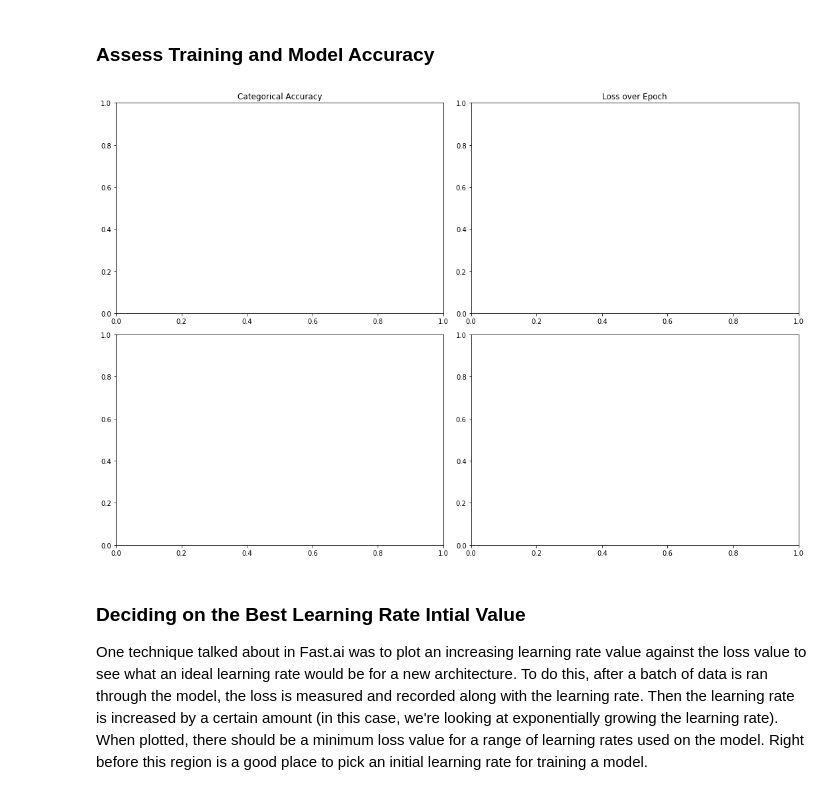
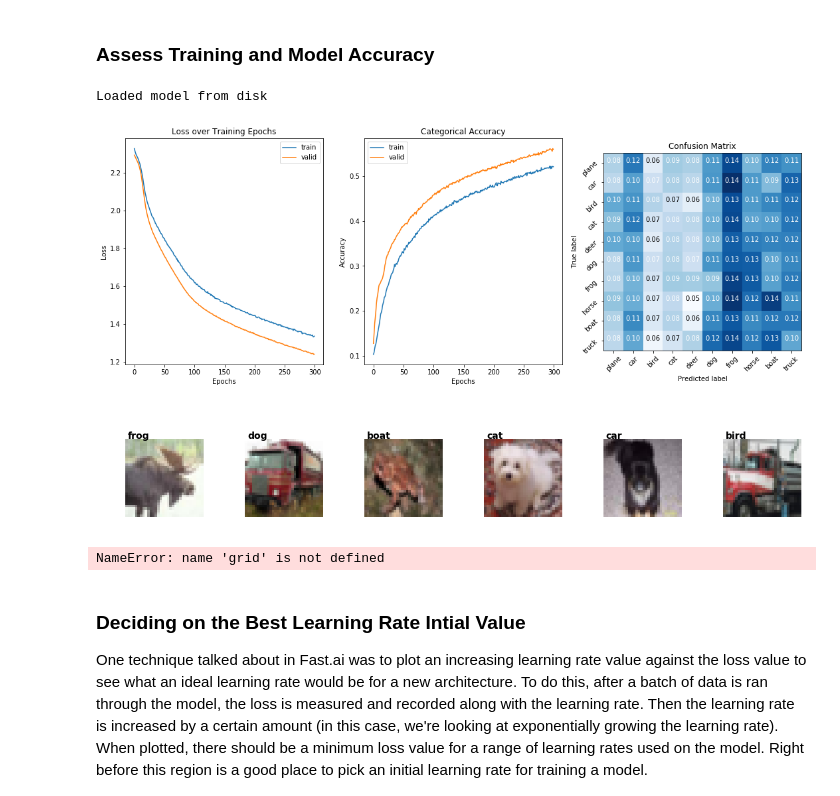
Before and after one commit to JoshZastrow/CIFAR10, a Jupyter notebook: Image Recognition.ipynb, the cells around one changed output. Drawn from its saved outputs; the diff is of its cells as text; code cells hidden in the pictures.

Commit message:
trained model

```diff
--- a/Image Recognition.ipynb
+++ b/Image Recognition.ipynb
@@ -216,7 +216,8 @@ import pickle
 base_model = model
 
 # Iterations
-num_epochs = 500
+num_train = x_train.shape[0]
+num_epochs = 300
 batch_size = 500
 iters_per_epoch = num_train // batch_size
 cycle_step_size = iters_per_epoch * num_epochs  # recommended setting per ArXiv paper
@@ -234,7 +235,7 @@ test_datagen = data.flow(x_test, batch_size=batch_size)
 hist = base_model.fit_generator(train_datagen,
                                 epochs=num_epochs,
                                 validation_data=valid_datagen,
-                                shuffle=true)
+                                shuffle=True)
 
 y_pred = base_model.predict_generator(test_datagen)
 # %% [output]
@@ -254,6 +271,8 @@ with open("base_model.json", "w") as json_file:
 model.save_weights("base_model.h5")
 print("Saved model to disk")
 
+model.save('base_model_all.h5')
+
 # pickle the history
 with open('base_model_history.pickle', 'wb') as handle:
-    pickle.dump(hist, handle, protocol=pickle.HIGHEST_PROTOCOL)
+    pickle.dump(hist.history, handle, protocol=pickle.HIGHEST_PROTOCOL)
@@ -263,6 +284,7 @@ As you can see in the plot to the right, it is not too clear on where the valley
 ### Assess Training and Model Accuracy
 # %%
 import pickle
+from keras.models import model_from_json
 
 # Load Model
 json_file = open('base_model.json', 'r')
@@ -271,15 +293,19 @@ json_file.close()
 base_model = model_from_json(loaded_model_json)
 
 # load weights into new model
-base_model.load_weights("model.h5")
+base_model.load_weights("base_model.h5")
 print("Loaded model from disk")
 
 # Load history
 with open('base_model_history.pickle', 'rb') as handle:
-    hist = pickle.load(handle)
+    history = pickle.load(handle)
+# %% [output]
+Loaded model from disk
 # %%
 from matplotlib import pyplot as plt
 from matplotlib import gridspec
+from sklearn.metrics import confusion_matrix
+import itertools
 
 def plot_confusion_matrix(cm, classes, ax,
                           normalize=False,
@@ -312,61 +338,67 @@ def dashboard(history, cm, labels, y_pred=None, test_data=None):
     """
     Creates a dashboard of the data
     """
-    assert len(y.shape) == 1, "y_pred must be a 1D array of truth values"
+    assert len(y_pred.shape) == 1, "y_pred must be a 1D array of truth values"
 
     fig = plt.figure(figsize=(15,10))
-    grid = gridspec.GridSpec(4, 9)
+    grid = gridspec.GridSpec(2, 6)
 
     ax = []
 
-    ax += [fig.add_subplot(grid[:2, :3])]
+    ax += [fig.add_subplot(grid[0, :2])]
     ax[0].set_title('Loss over Training Epochs')
-    ax[0].plot(history.history['loss'])
-    ax[0].plot(history.history['val_loss'])
+    ax[0].plot(history['loss'])
+    ax[0].plot(history['val_loss'])
     ax[0].set_xlabel('Epochs')
     ax[0].set_ylabel('Loss')
     ax[0].legend(['train', 'valid'])
 
-    ax += [fig.add_subplot(grid[0:2, 3:6])]
+    ax += [fig.add_subplot(grid[0, 2:4])]
     ax[1].set_title('Categorical Accuracy')
-    ax[1].plot(history.history['categorical_accuracy'])
-    ax[1].plot(history.history['val_categorical_accuracy'])
+    ax[1].plot(history['categorical_accuracy'])
+    ax[1].plot(history['val_categorical_accuracy'])
     ax[1].set_xlabel('Epochs')
     ax[1].set_ylabel('Accuracy')
     ax[1].legend(['train', 'valid'])
 
-    ax += [fig.add_subplot(grid[0:2, 6:])]
+    ax += [fig.add_subplot(grid[0, 4:6])]
     ax[2].set_title('Confusion Matrix')
     plot_confusion_matrix(cm, labels, ax=ax[2], normalize=True)
 
+    grid.update(hspace=0)
     if not y_pred is None:
         x_test, y_test = test_data
 
         imgs = x_test[y_test != y_pred]
         lbls = y_test[y_test != y_pred]
 
-        num_samples = len(lbls) if len(lbls) < 10 else 10
+        num_samples = len(lbls) if len(lbls) < 6 else 6
 
         # choose random images
         idxs = np.random.choice(imgs.shape[0], num_samples)
         for i in range(num_samples):
-            ax += [fig.add_subplot(grid[3:,i])]
-            ax[4+i].imshow(x_test[idsx[i]])
-            ax[4+1].text(labels[y_pred[i]])
+            ax += [fig.add_subplot(grid[1,i])]
+            ax[3+i].imshow(x_test[idxs[i]])
+            ax[3+i].text(s=labels[y_pred[i]], x=0.5, y=-0.5, weight='bold', size='14')
+            ax[3+i].axis('off')
 
     fig.tight_layout()
 
 
 labels = {0: 'plane', 1: 'car', 2:'bird', 3:'cat', 4:'deer',
          5:'dog', 6:'frog', 7:'horse', 8:'boat', 9: 'truck'}
 
 class_names = list(labels.values())
 
 # Compute confusion matrix
 cnf_matrix = confusion_matrix(y_test.argmax(1), y_pred.argmax(1))
-dashboard(hist, cm=cnf_matrix, labels=class_names, y_pred=y_pred.argmax(1), test_data=(x_test, y_test.argmax(1)))
+dashboard(history, cm=cnf_matrix, labels=class_names, y_pred=y_pred.argmax(1), test_data=(x_test, y_test.argmax(1)))
 # %% [output]
-[figure, old version]
+[figure, new version]
+# %%
+gridspec(grid, 3)
+# %% [output]
+NameError: name 'grid' is not defined
 # %% [markdown]
 ### Deciding on the Best Learning Rate Intial Value
 One technique talked about in Fast.ai was to plot an increasing learning rate value against the loss value to see what an ideal learning rate would be for a new architecture. To do this, after a batch of data is ran through the model, the loss is measured and recorded along with the learning rate. Then the learning rate is increased by a certain amount (in this case, we're looking at exponentially growing the learning rate). When plotted, there should be a minimum loss value for a range of learning rates used on the model. Right before this region is a good place to pick an initial learning rate for training a model.
```
Also changed, not shown: parts of 4 cells of this notebook, 4 other files.
